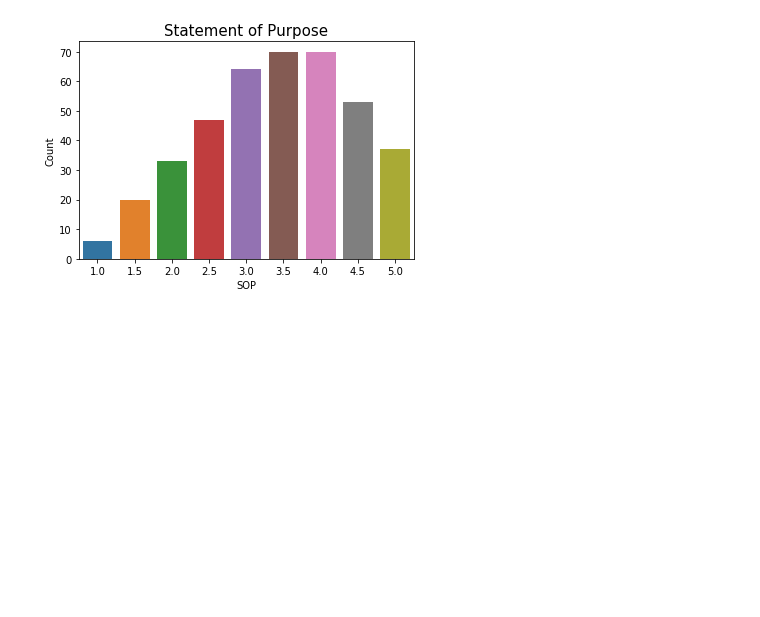
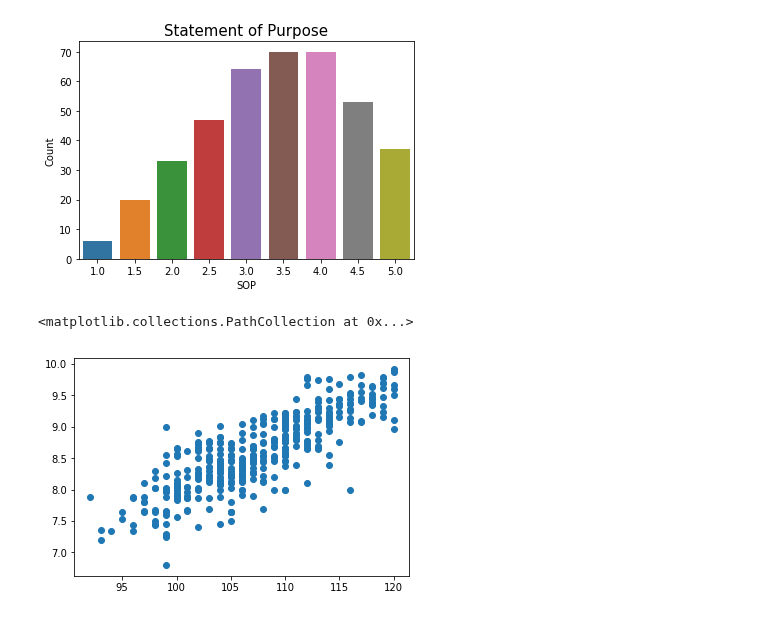
Before and after one commit to SANYAM1996/scatter-plotter, a Jupyter notebook: Graduate_admission.ipynb, the cells around one changed output. Saved outputs shown, nothing was run; the diff lists cells and outputs as text; code cells hidden in the pictures; blank space fills up the shorter version.

Commit message:
added graphs

```diff
--- a/Graduate_admission.ipynb
+++ b/Graduate_admission.ipynb
@@ -185,3 +183,8 @@ sns.barplot(SOP.index, SOP['Count']).set_title('Statement of Purpose', size='15'
 plt.show()
 # %% [output]
 [figure]
+# %%
+plt.scatter(data['TOEFL Score'],data['CGPA'])
+# %% [output]
+<matplotlib.collections.PathCollection at 0x...>
+[figure, added]
```
Also changed, not shown: parts of 12 cells of this notebook.
